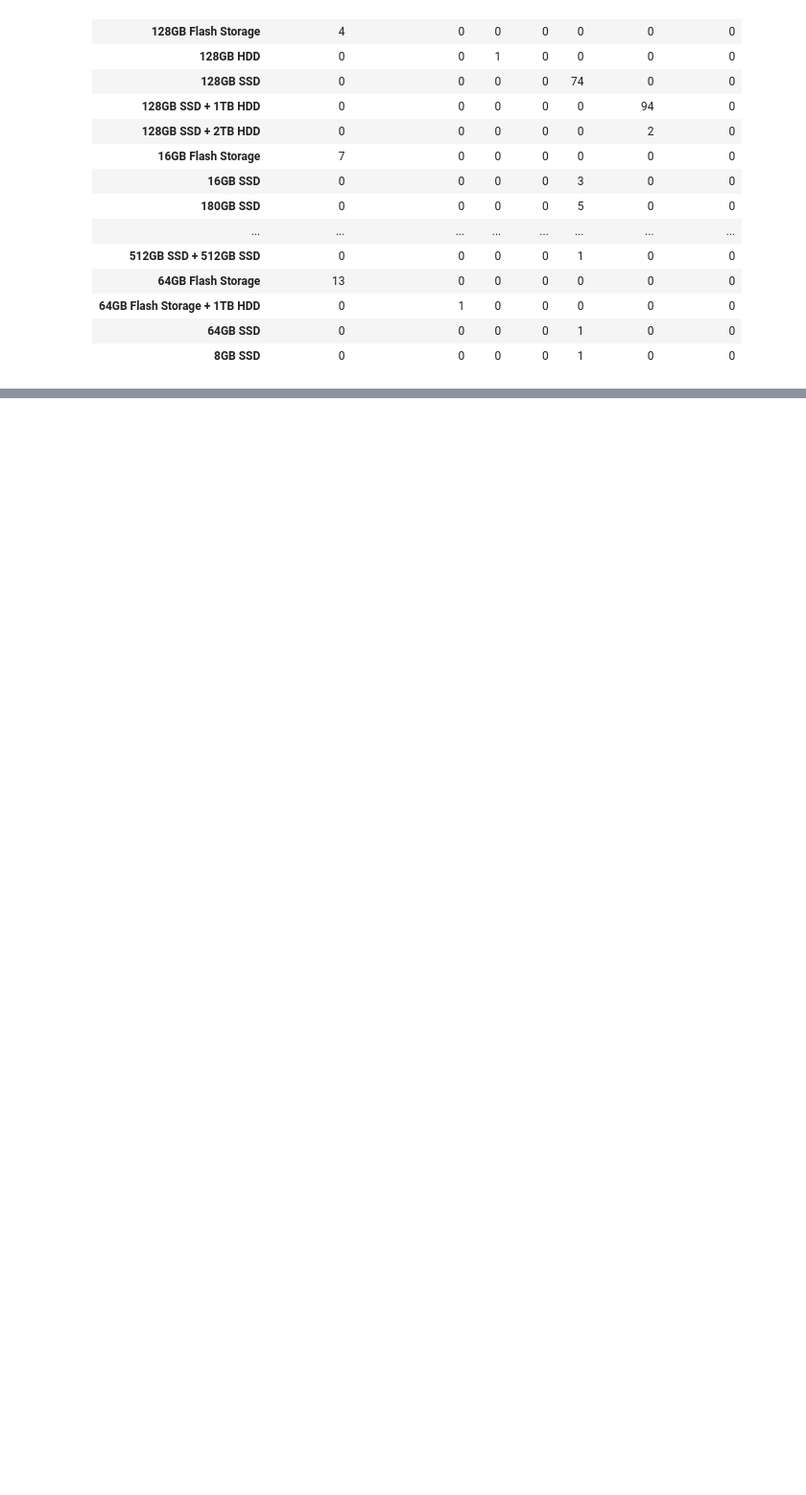
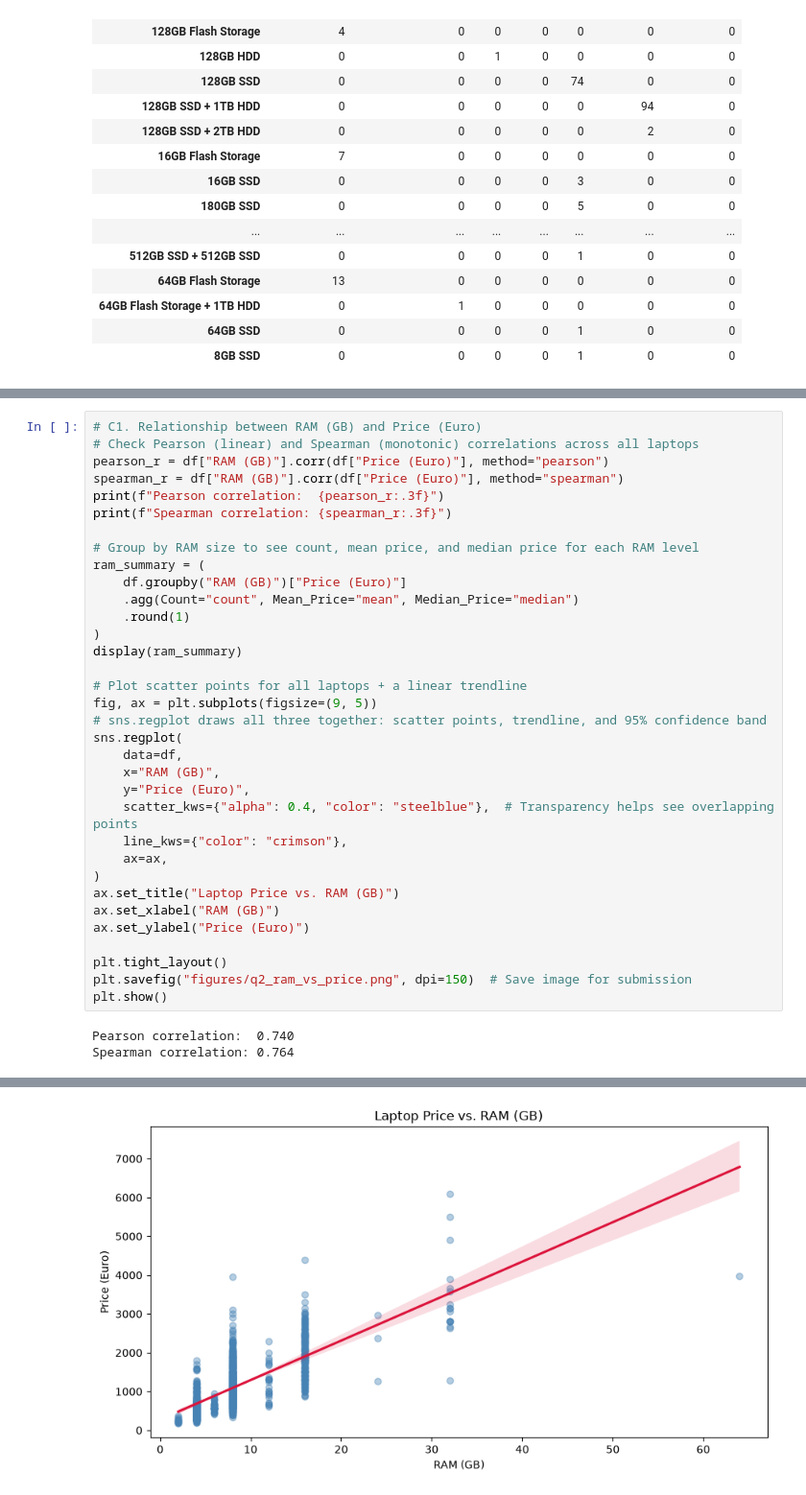
Before and after one commit to noyNosrati/MiniProject_python_1, a Jupyter notebook: Q2_laptop_analysis.ipynb, the cells around one changed output, grey strips where cells are left out. Shown at 96% size. Saved outputs shown, nothing was run; the diff lists cells and outputs as text; blank space fills up the shorter version.

```diff
--- a/Q2_laptop_analysis.ipynb
+++ b/Q2_laptop_analysis.ipynb
@@ -221,0 +243,37 @@ Name: count, dtype: int64
+# %%
+# C1. Relationship between RAM (GB) and Price (Euro)
+# Check Pearson (linear) and Spearman (monotonic) correlations across all laptops
+pearson_r = df["RAM (GB)"].corr(df["Price (Euro)"], method="pearson")
+spearman_r = df["RAM (GB)"].corr(df["Price (Euro)"], method="spearman")
+print(f"Pearson correlation:  {pearson_r:.3f}")
+print(f"Spearman correlation: {spearman_r:.3f}")
+
+# Group by RAM size to see count, mean price, and median price for each RAM level
+ram_summary = (
+    df.groupby("RAM (GB)")["Price (Euro)"]
+    .agg(Count="count", Mean_Price="mean", Median_Price="median")
+    .round(1)
+)
+display(ram_summary)
+
+# Plot scatter points for all laptops + a linear trendline
+fig, ax = plt.subplots(figsize=(9, 5))
+# sns.regplot draws all three together: scatter points, trendline, and 95% confidence band
+sns.regplot(
+    data=df,
+    x="RAM (GB)",
+    y="Price (Euro)",
+    scatter_kws={"alpha": 0.4, "color": "steelblue"},  # Transparency helps see overlapping points
+    line_kws={"color": "crimson"},
+    ax=ax,
+)
+ax.set_title("Laptop Price vs. RAM (GB)")
+ax.set_xlabel("RAM (GB)")
+ax.set_ylabel("Price (Euro)")
+
+plt.tight_layout()
+plt.savefig("figures/q2_ram_vs_price.png", dpi=150)  # Save image for submission
+plt.show()
+# %% [output]
+Pearson correlation:  0.740
+Spearman correlation: 0.764
@@ -221,0 +291 @@ Name: count, dtype: int64
+[figure, added]
```
Also changed, not shown: parts of 3 cells of this notebook, 1 other file.
